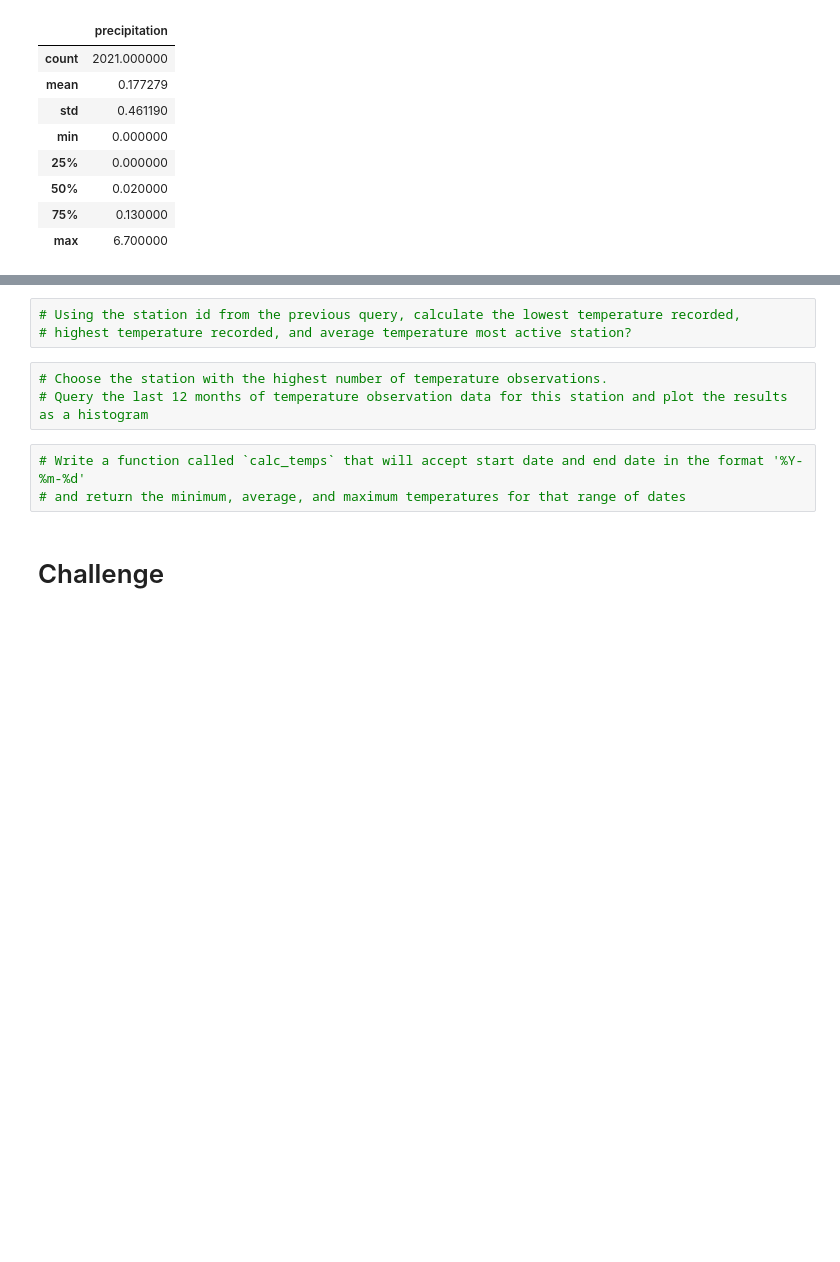
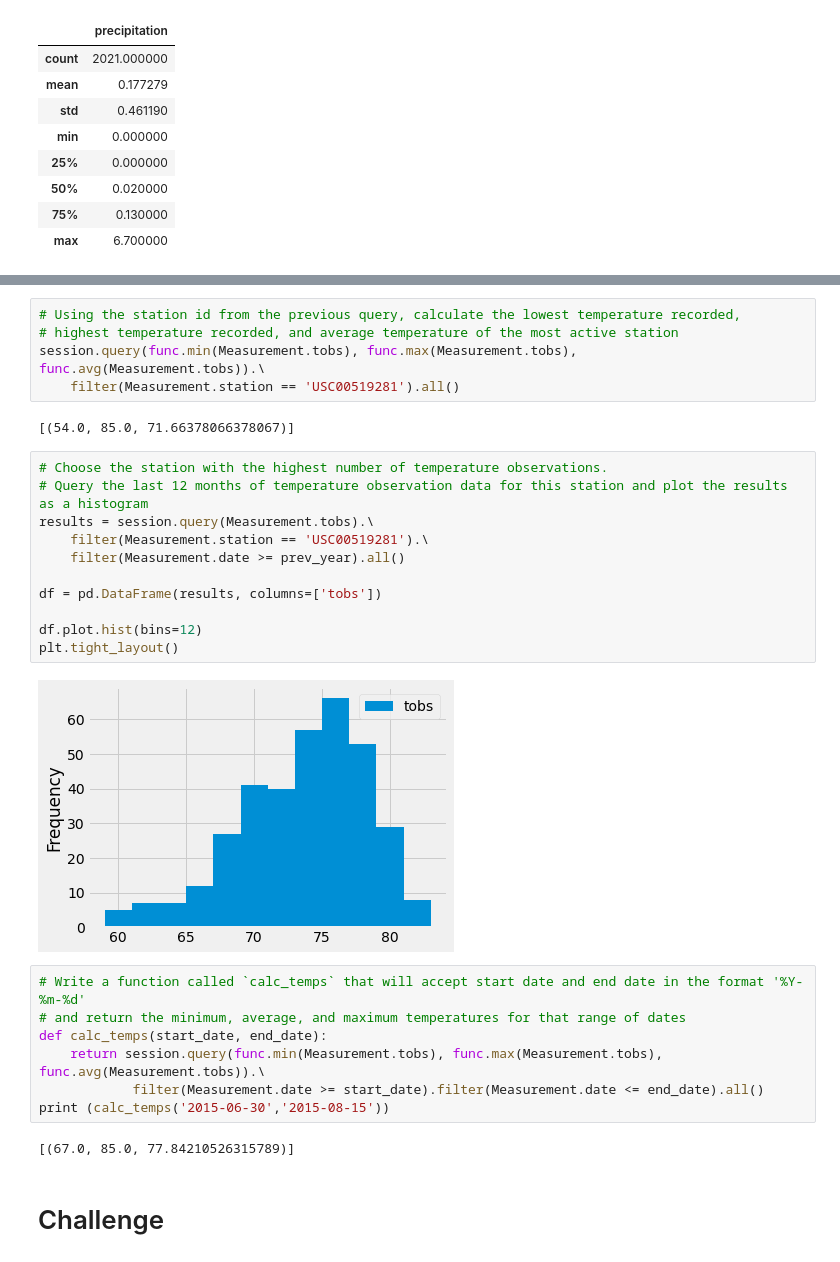
Before and after one commit to samanthajpv/surfs_up, a Jupyter notebook: climate_analysis.ipynb, the cells around one changed output, grey strips where cells are left out. Saved outputs shown, nothing was run; the diff lists cells and outputs as text; blank space fills up the shorter version.

```diff
--- a/climate_analysis.ipynb
+++ b/climate_analysis.ipynb
@@ -85,11 +99,31 @@ df.describe()
 # %%
 # Using the station id from the previous query, calculate the lowest temperature recorded,
-# highest temperature recorded, and average temperature most active station?
+# highest temperature recorded, and average temperature of the most active station
+session.query(func.min(Measurement.tobs), func.max(Measurement.tobs), func.avg(Measurement.tobs)).\
+    filter(Measurement.station == 'USC00519281').all()
+# %% [output]
+[(54.0, 85.0, 71.66378066378067)]
 # %%
 # Choose the station with the highest number of temperature observations.
 # Query the last 12 months of temperature observation data for this station and plot the results as a histogram
+results = session.query(Measurement.tobs).\
+    filter(Measurement.station == 'USC00519281').\
+    filter(Measurement.date >= prev_year).all()
+
+df = pd.DataFrame(results, columns=['tobs'])
+
+df.plot.hist(bins=12)
+plt.tight_layout()
+# %% [output]
+[figure, added]
 # %%
 # Write a function called `calc_temps` that will accept start date and end date in the format '%Y-%m-%d'
 # and return the minimum, average, and maximum temperatures for that range of dates
+def calc_temps(start_date, end_date):
+    return session.query(func.min(Measurement.tobs), func.max(Measurement.tobs), func.avg(Measurement.tobs)).\
+            filter(Measurement.date >= start_date).filter(Measurement.date <= end_date).all()
+print (calc_temps('2015-06-30','2015-08-15'))
+# %% [output]
+[(67.0, 85.0, 77.84210526315789)]
 # %% [markdown]
 # Challenge
```
Also changed, not shown: parts of 3 cells of this notebook.
